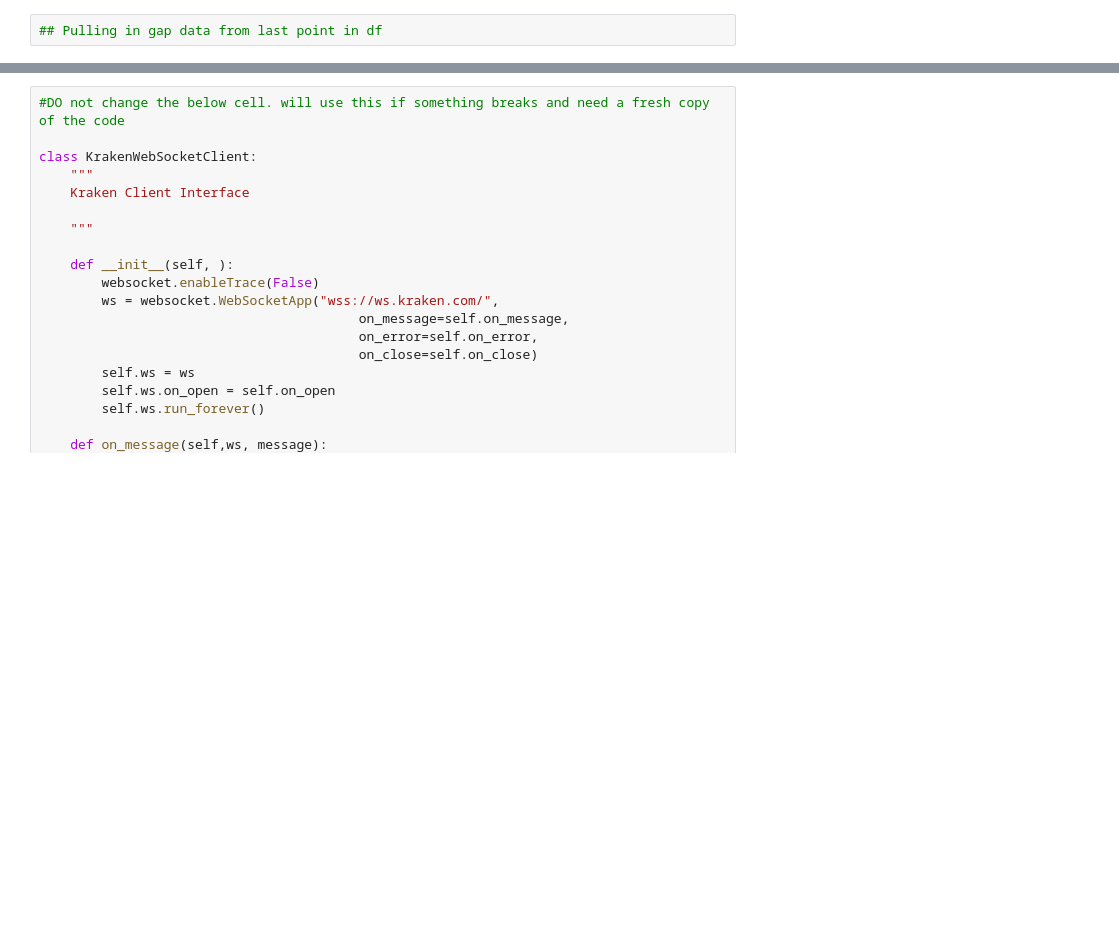
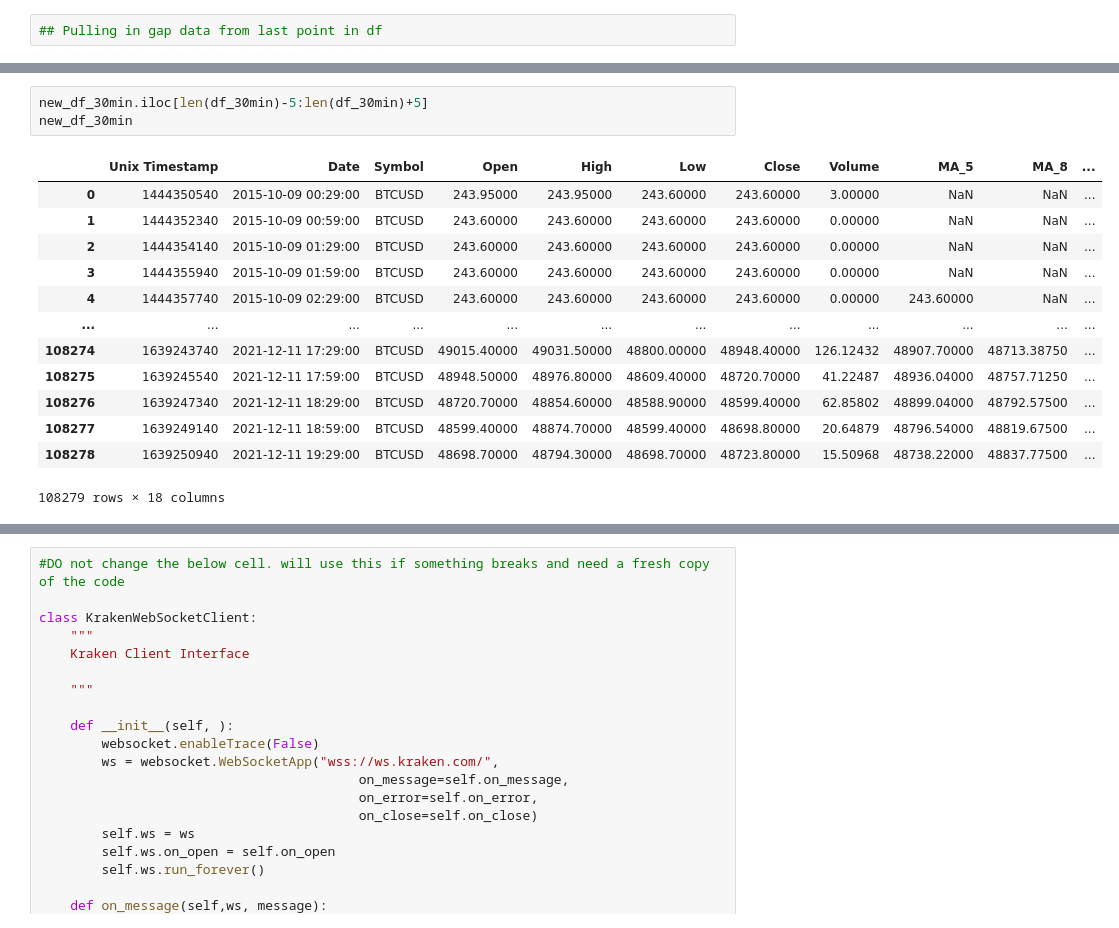
Before and after one commit to adamhaze/DM-Crypto-Trading-Bot, a Jupyter notebook: LiveData.ipynb, the cells around one changed output, grey strips where cells are left out. Saved outputs shown, nothing was run; the diff lists cells and outputs as text; blank space fills up the shorter version.

```diff
--- a/LiveData.ipynb
+++ b/LiveData.ipynb
@@ -303,0 +458,17 @@ df
+# %%
+new_df_30min.iloc[len(df_30min)-5:len(df_30min)+5]
+new_df_30min
+# %% [output]
+|  | Unix Timestamp | Date | Symbol | Open | High | Low | Close | Volume | MA_5 | MA_8 | ... |
+| 0 | 1444350540 | 2015-10-09 00:29:00 | BTCUSD | 243.95000 | 243.95000 | 243.60000 | 243.60000 | 3.00000 | NaN | NaN | ... |
+| 1 | 1444352340 | 2015-10-09 00:59:00 | BTCUSD | 243.60000 | 243.60000 | 243.60000 | 243.60000 | 0.00000 | NaN | NaN | ... |
+| 2 | 1444354140 | 2015-10-09 01:29:00 | BTCUSD | 243.60000 | 243.60000 | 243.60000 | 243.60000 | 0.00000 | NaN | NaN | ... |
+| 3 | 1444355940 | 2015-10-09 01:59:00 | BTCUSD | 243.60000 | 243.60000 | 243.60000 | 243.60000 | 0.00000 | NaN | NaN | ... |
+| 4 | 1444357740 | 2015-10-09 02:29:00 | BTCUSD | 243.60000 | 243.60000 | 243.60000 | 243.60000 | 0.00000 | 243.60000 | NaN | ... |
+| ... | ... | ... | ... | ... | ... | ... | ... | ... | ... | ... | ... |
+| 108274 | 1639243740 | 2021-12-11 17:29:00 | BTCUSD | 49015.40000 | 49031.50000 | 48800.00000 | 48948.40000 | 126.12432 | 48907.70000 | 48713.38750 | ... |
+| 108275 | 1639245540 | 2021-12-11 17:59:00 | BTCUSD | 48948.50000 | 48976.80000 | 48609.40000 | 48720.70000 | 41.22487 | 48936.04000 | 48757.71250 | ... |
+| 108276 | 1639247340 | 2021-12-11 18:29:00 | BTCUSD | 48720.70000 | 48854.60000 | 48588.90000 | 48599.40000 | 62.85802 | 48899.04000 | 48792.57500 | ... |
+| 108277 | 1639249140 | 2021-12-11 18:59:00 | BTCUSD | 48599.40000 | 48874.70000 | 48599.40000 | 48698.80000 | 20.64879 | 48796.54000 | 48819.67500 | ... |
+| 108278 | 1639250940 | 2021-12-11 19:29:00 | BTCUSD | 48698.70000 | 48794.30000 | 48698.70000 | 48723.80000 | 15.50968 | 48738.22000 | 48837.77500 | ... |
+108279 rows × 18 columns
```
Also changed, not shown: parts of 30 cells of this notebook, 2 other files.
